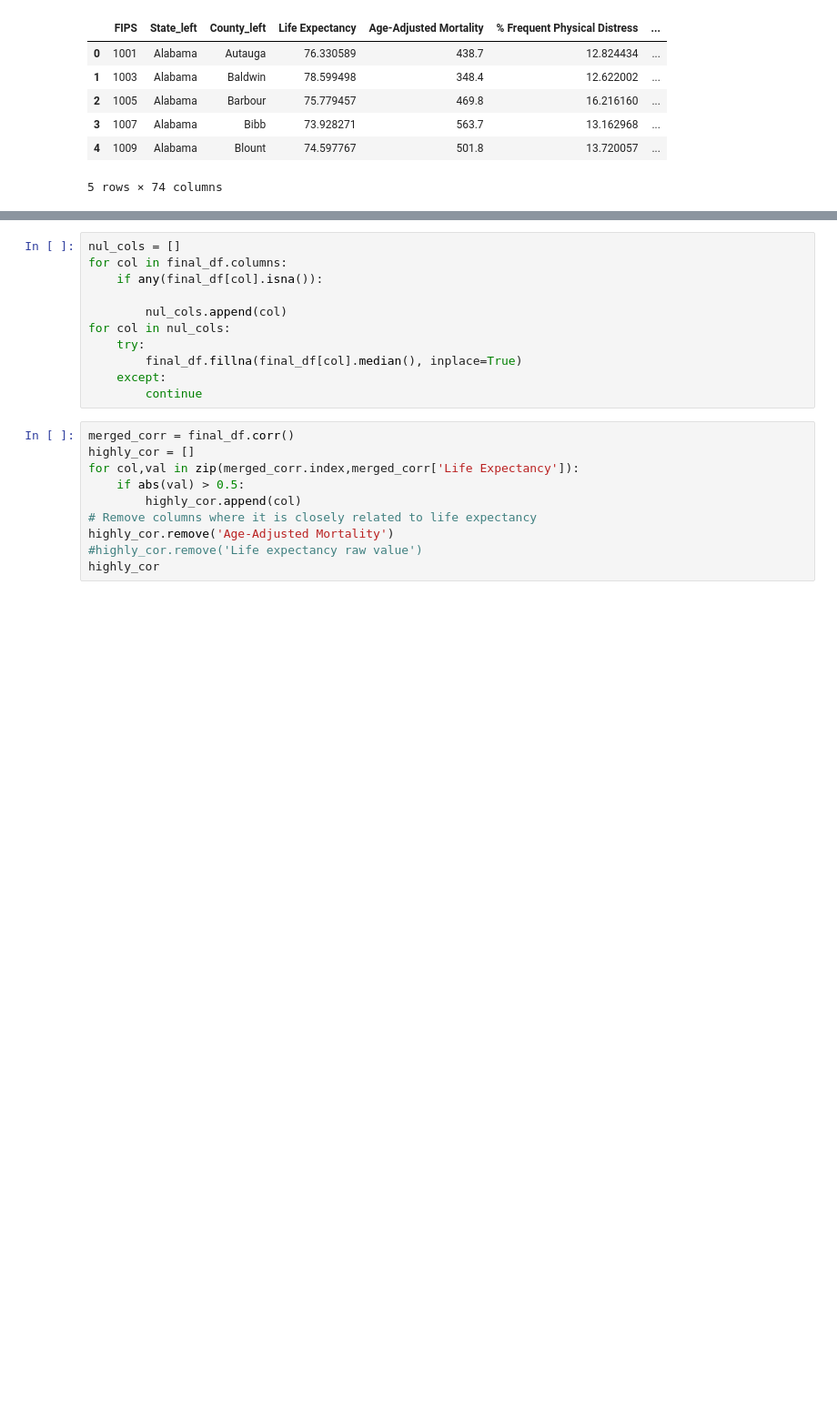
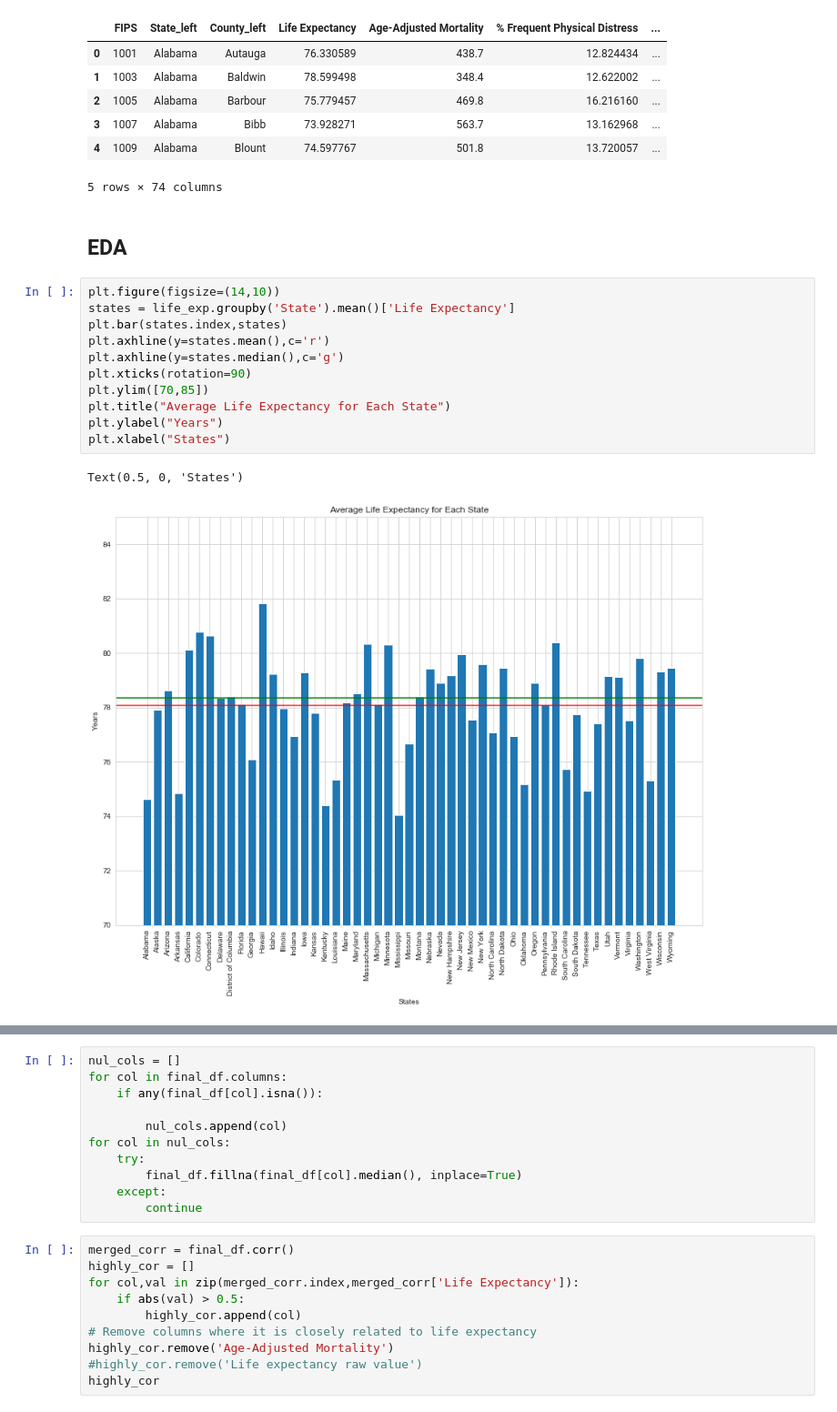
Before and after one commit to kaanbursa/Health_Advisory_for_Insurance, a Jupyter notebook: Final.ipynb, the cells around one changed output, grey strips where cells are left out. Shown: that part at 91% size. Cells and saved outputs as stored; diff of their text form; blank space fills up the shorter version.

```diff
--- a/Final.ipynb
+++ b/Final.ipynb
@@ -92,3 +93,19 @@ final_df.head()
 | 3 | 1007 | Alabama | Bibb | 73.928271 | 563.7 | 13.162968 | ... |
 | 4 | 1009 | Alabama | Blount | 74.597767 | 501.8 | 13.720057 | ... |
 5 rows × 74 columns
+# %% [markdown]
+## EDA
+# %%
+plt.figure(figsize=(14,10))
+states = life_exp.groupby('State').mean()['Life Expectancy']
+plt.bar(states.index,states)
+plt.axhline(y=states.mean(),c='r')
+plt.axhline(y=states.median(),c='g')
+plt.xticks(rotation=90)
+plt.ylim([70,85])
+plt.title("Average Life Expectancy for Each State")
+plt.ylabel("Years")
+plt.xlabel("States")
+# %% [output]
+Text(0.5, 0, 'States')
+[figure, added]
```
Also changed, not shown: parts of 13 cells of this notebook, 1 other file.
